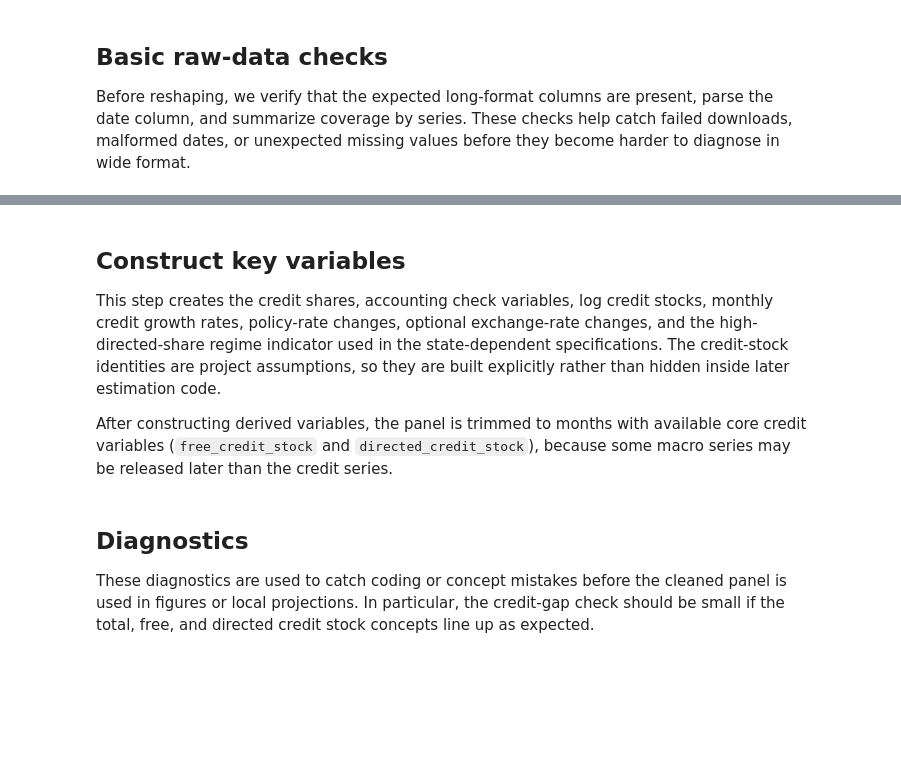
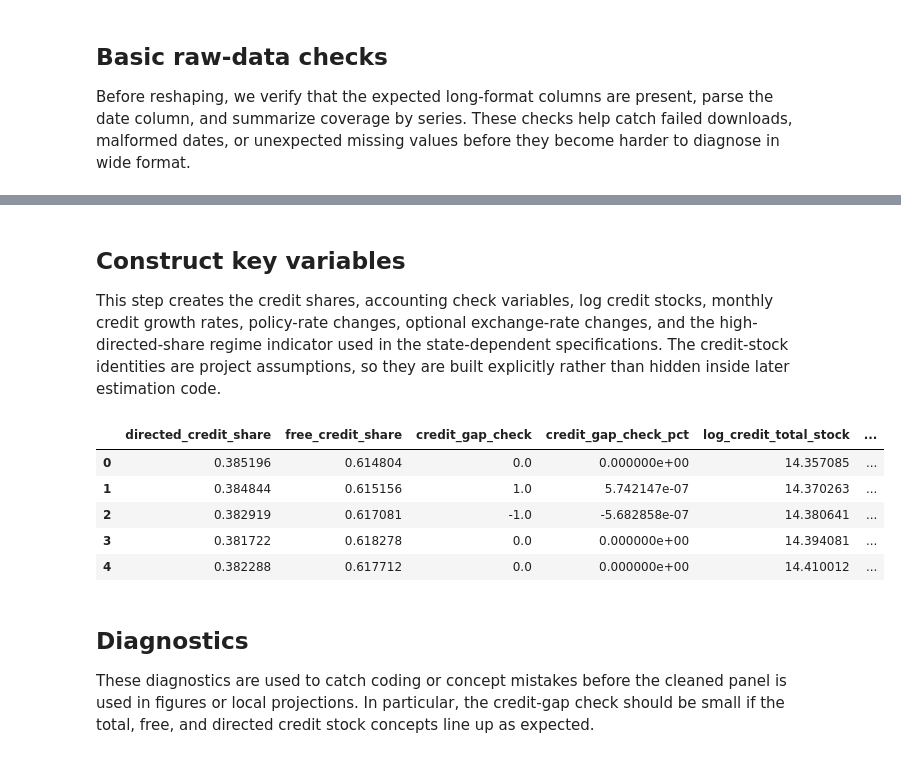
Before and after one commit to FScalco/brazil-directed-credit-monetary-policy, a Jupyter notebook: notebooks/02_clean_monthly_panel.ipynb, the cells around one changed output, grey strips where cells are left out. Cells and saved outputs as stored; diff of their text form; code cells hidden in the pictures; blank space fills up the shorter version.

```diff
--- a/notebooks/02_clean_monthly_panel.ipynb
+++ b/notebooks/02_clean_monthly_panel.ipynb
@@ -118,33 +181,36 @@ print(f"Monthly panel shape: {panel.shape[0]:,} rows x {panel.shape[1]:,} column
 ## Construct key variables
 
 This step creates the credit shares, accounting check variables, log credit stocks, monthly credit growth rates, policy-rate changes, optional exchange-rate changes, and the high-directed-share regime indicator used in the state-dependent specifications. The credit-stock identities are project assumptions, so they are built explicitly rather than hidden inside later estimation code.
-
-After constructing derived variables, the panel is trimmed to months with available core credit variables (`free_credit_stock` and `directed_credit_stock`), because some macro series may be released later than the credit series.
 # %%
 panel = add_credit_shares(panel)
 panel = add_log_credit_variables(panel)
 panel = add_growth_rates(panel)
 panel = add_policy_variables(panel)
 panel = add_state_variables(panel)
-panel = trim_to_core_credit_coverage(panel)
 
 constructed_columns = [
     "directed_credit_share",
     "free_credit_share",
     "credit_gap_check",
     "credit_gap_check_pct",
     "log_credit_total_stock",
     "log_free_credit_stock",
     "log_directed_credit_stock",
     "growth_credit_total_stock",
     "growth_free_credit_stock",
     "growth_directed_credit_stock",
-    "selic_policy_rate",
     "delta_selic",
     "exchange_rate_log_change",
     "high_directed_share",
 ]
 display(panel[[col for col in constructed_columns if col in panel.columns]].head())
+# %% [output]
+|  | directed_credit_share | free_credit_share | credit_gap_check | credit_gap_check_pct | log_credit_total_stock | ... |
+| 0 | 0.385196 | 0.614804 | 0.0 | 0.000000e+00 | 14.357085 | ... |
+| 1 | 0.384844 | 0.615156 | 1.0 | 5.742147e-07 | 14.370263 | ... |
+| 2 | 0.382919 | 0.617081 | -1.0 | -5.682858e-07 | 14.380641 | ... |
+| 3 | 0.381722 | 0.618278 | 0.0 | 0.000000e+00 | 14.394081 | ... |
+| 4 | 0.382288 | 0.617712 | 0.0 | 0.000000e+00 | 14.410012 | ... |
 # %% [markdown]
 ## Diagnostics
 
```
Also changed, not shown: parts of 9 cells of this notebook, 3 other files.
